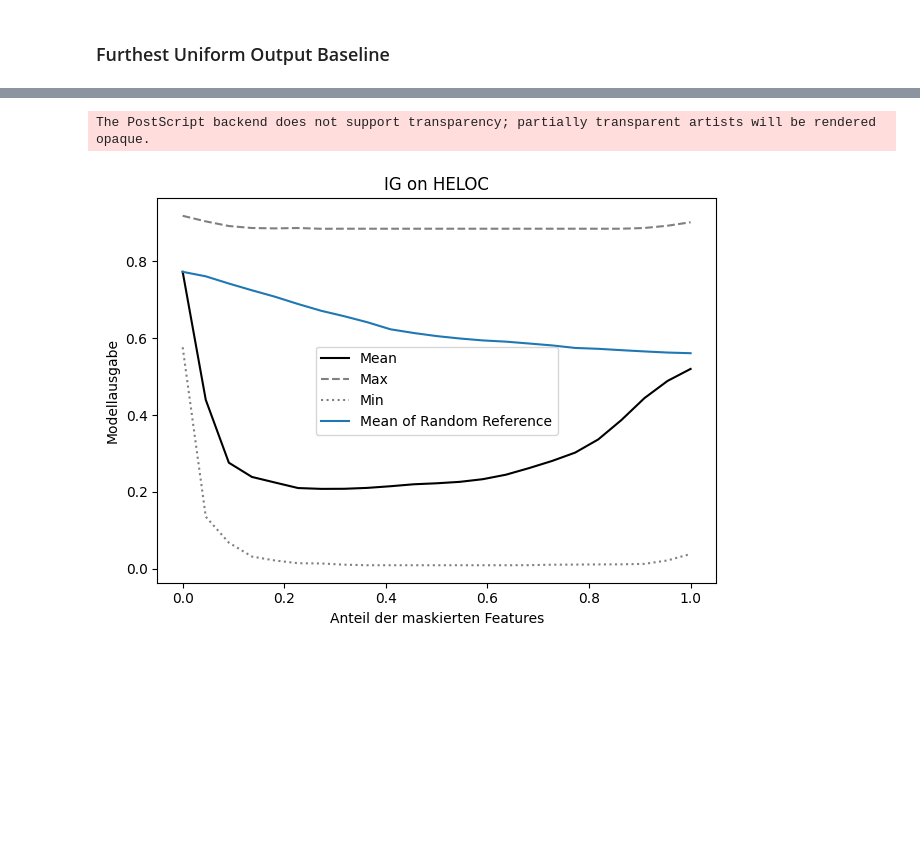
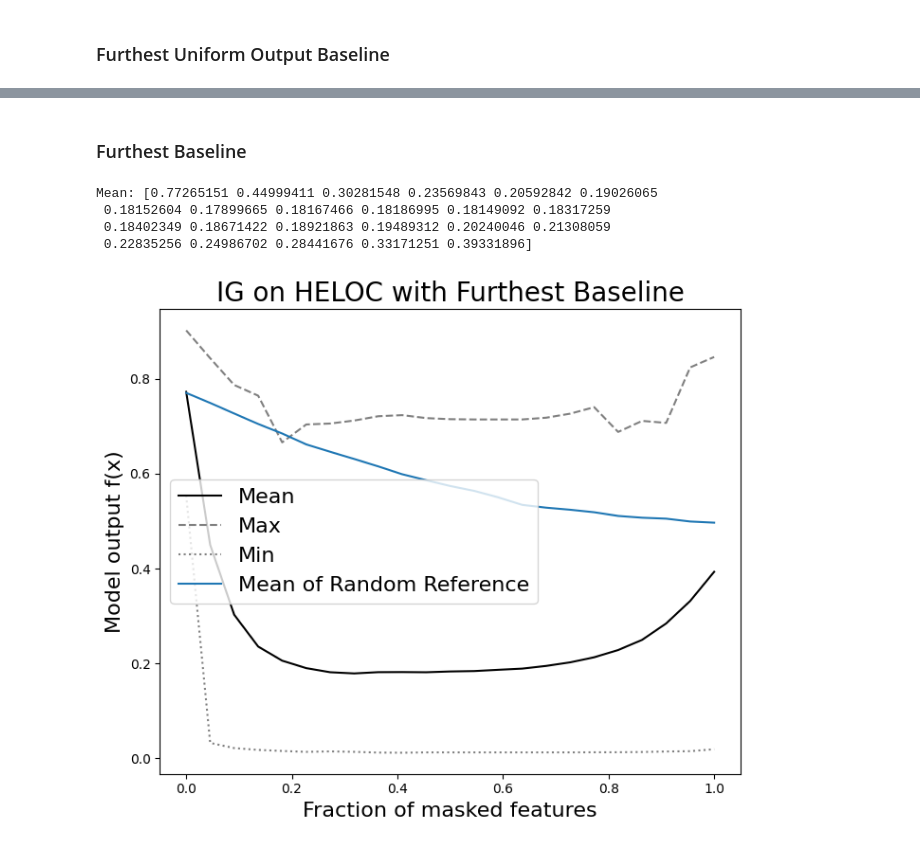
Before and after one commit to mrschmdt/XAI-baselines, a Jupyter notebook: baseline_test.ipynb, the cells around one changed output, grey strips where cells are left out. Cells and saved outputs as stored; diff of their text form; code cells hidden in the pictures; blank space fills up the shorter version.

```diff
--- a/baseline_test.ipynb
+++ b/baseline_test.ipynb
@@ -224,0 +147,24 @@ TypeError: unsupported operand type(s) for -: 'Tensor' and 'tuple'
+# %%
+from baselines.precomputed import set_precomputed_nearest_uniform_output_baseline, get_precomputed_nearest_uniform_output_baseline
+from evaluation.attribution_methods_evaluator_heloc import AttributionMethodsEvaluator
+from attribution import IntegratedGradient
+from data import HELOC
+
+test_data = HELOC(mode="test")
+train_data = HELOC(mode="train")
+
+#set_precomputed_nearest_uniform_output_baseline(dataset_test=test_data, dataset_train=train_data, classification_model=model, baseline_error_weight=0.6)
+baseline_generator = get_precomputed_nearest_uniform_output_baseline()
+
+ig = IntegratedGradient(model)
+
+
+evaluator = AttributionMethodsEvaluator(model,dataset="HELOC")
+evaluator.visualize_log_odds_of_dataset(
+    attribute=ig.attribute,
+    title="IG on HELOC with Nearest Uniform Output Baseline",
+    attribution_baseline=baseline_generator,
+    masking_baseline=baseline_generator,
+    apply_log=False,
+    num_samples=100
+)
@@ -247,15 +201,24 @@ Mean: [0.77055588 0.63972584 0.53608954 0.46784903 0.42385979 0.39644077
+# %% [markdown]
+### Furthest Baseline
 # %%
-from baselines import ZeroBaseline
-zero_baseline_generator = ZeroBaseline(model)
-zero_baseline = zero_baseline_generator.get_baseline()
+from baselines import FurthestBaseline
+from data import HELOC
+
+test_data = HELOC(mode="test")
+
+baseline_generator = FurthestBaseline(test_data)
+ig = IntegratedGradient(model)
 
 evaluator.visualize_log_odds_of_dataset(
     attribute=ig.attribute,
-    title="IG on HELOC",
-    attribution_baseline=zero_baseline_generator,
-    masking_baseline=zero_baseline_generator,
+    title="IG on HELOC with Furthest Baseline",
+    attribution_baseline=baseline_generator,
+    masking_baseline=baseline_generator,
     apply_log=False
 )
 # %% [output]
-The PostScript backend does not support transparency; partially transparent artists will be rendered opaque.
+Mean: [0.77265151 0.44999411 0.30281548 0.23569843 0.20592842 0.19026065
+ 0.18152604 0.17899665 0.18167466 0.18186995 0.18149092 0.18317259
+ 0.18402349 0.18671422 0.18921863 0.19489312 0.20240046 0.21308059
+ 0.22835256 0.24986702 0.28441676 0.33171251 0.39331896]
-[figure, old version]
+[figure, new version]
```
Also changed, not shown: parts of 22 cells of this notebook, 7 other files.
